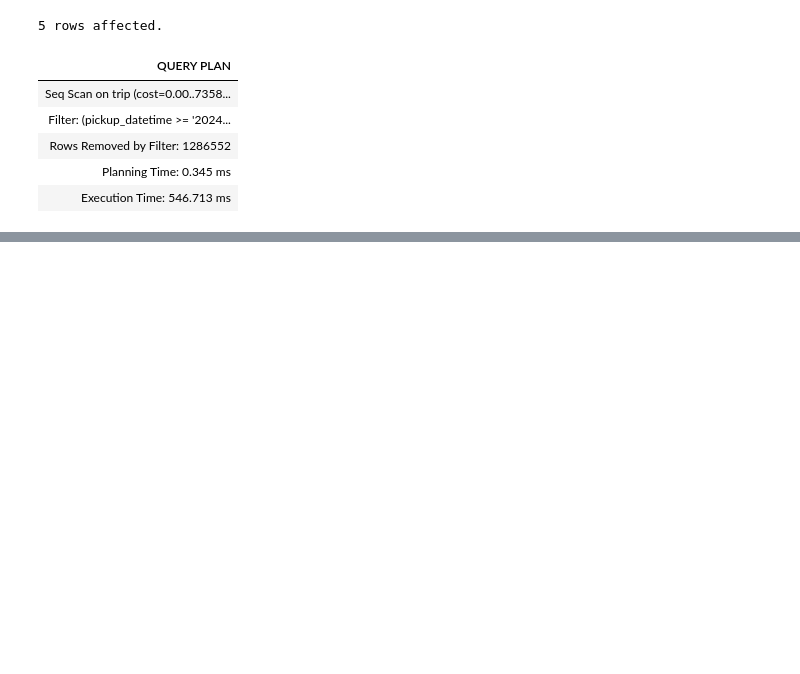
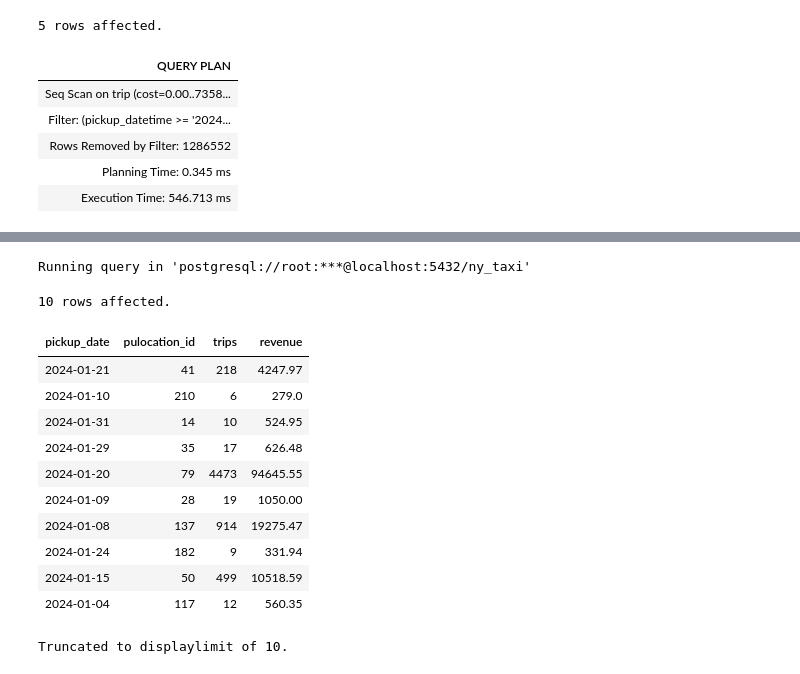
Before and after one commit to erikalls18/data-engineering-roadmap-2026, a Jupyter notebook: nivel-0/Lab_Nivel0.ipynb, the cells around one changed output, grey strips where cells are left out. Drawn from its saved outputs; the diff is of its cells as text; code cells hidden in the pictures; blank space fills up the shorter version.

```diff
--- a/nivel-0/Lab_Nivel0.ipynb
+++ b/nivel-0/Lab_Nivel0.ipynb
@@ -197,0 +370,19 @@ Running query in 'postgresql://root:***@localhost:5432/ny_taxi'
+# %%
+%%sql
+SELECT * FROM curated.mv_daily_zone
+LIMIT 10
+# %% [output]
+Running query in 'postgresql://root:***@localhost:5432/ny_taxi'
+10 rows affected.
+| pickup_date | pulocation_id | trips | revenue |
+| 2024-01-21 | 41 | 218 | 4247.97 |
+| 2024-01-10 | 210 | 6 | 279.0 |
+| 2024-01-31 | 14 | 10 | 524.95 |
+| 2024-01-29 | 35 | 17 | 626.48 |
+| 2024-01-20 | 79 | 4473 | 94645.55 |
+| 2024-01-09 | 28 | 19 | 1050.00 |
+| 2024-01-08 | 137 | 914 | 19275.47 |
+| 2024-01-24 | 182 | 9 | 331.94 |
+| 2024-01-15 | 50 | 499 | 10518.59 |
+| 2024-01-04 | 117 | 12 | 560.35 |
+Truncated to displaylimit of 10.
```
Also changed, not shown: parts of 12 cells of this notebook.
